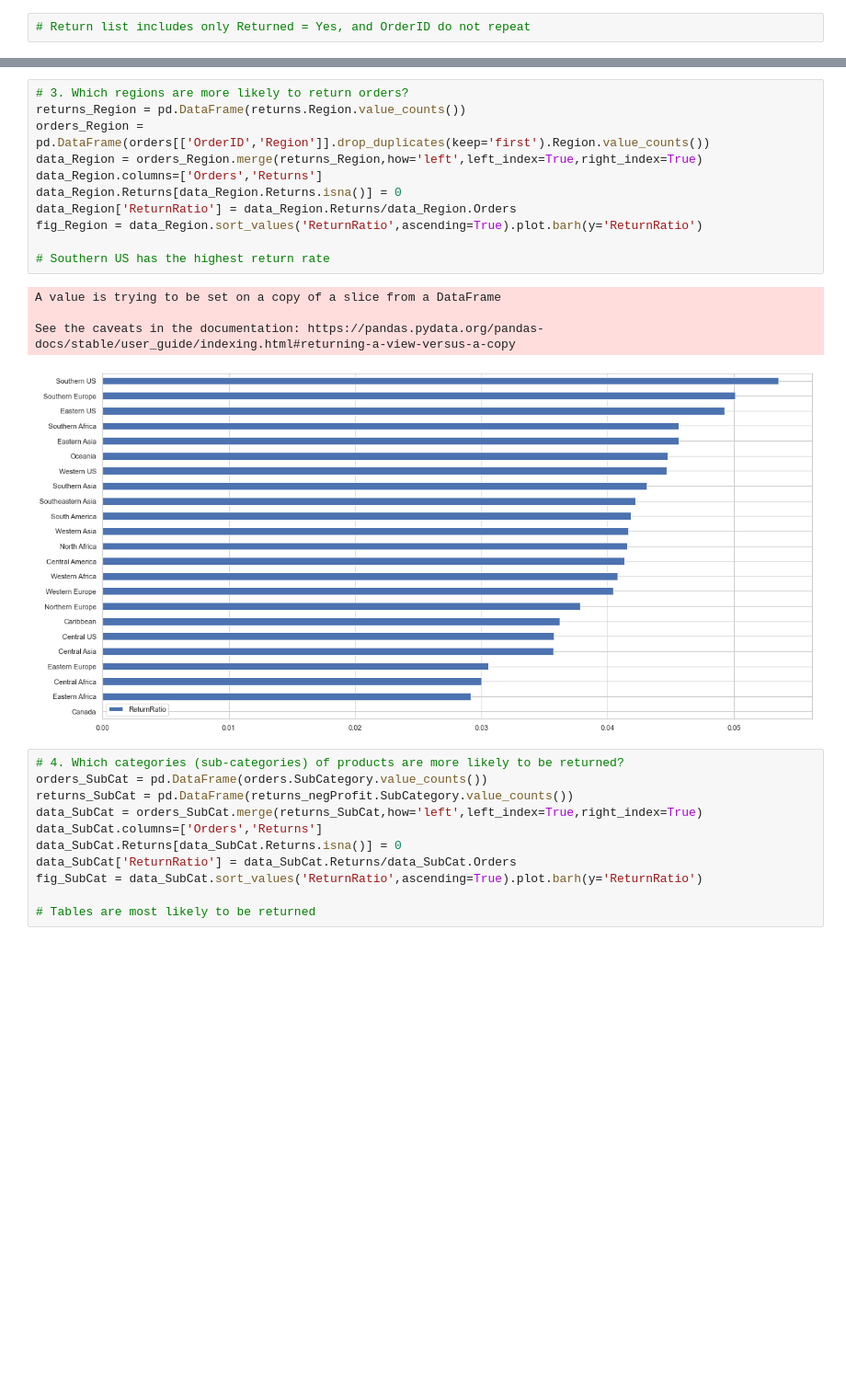
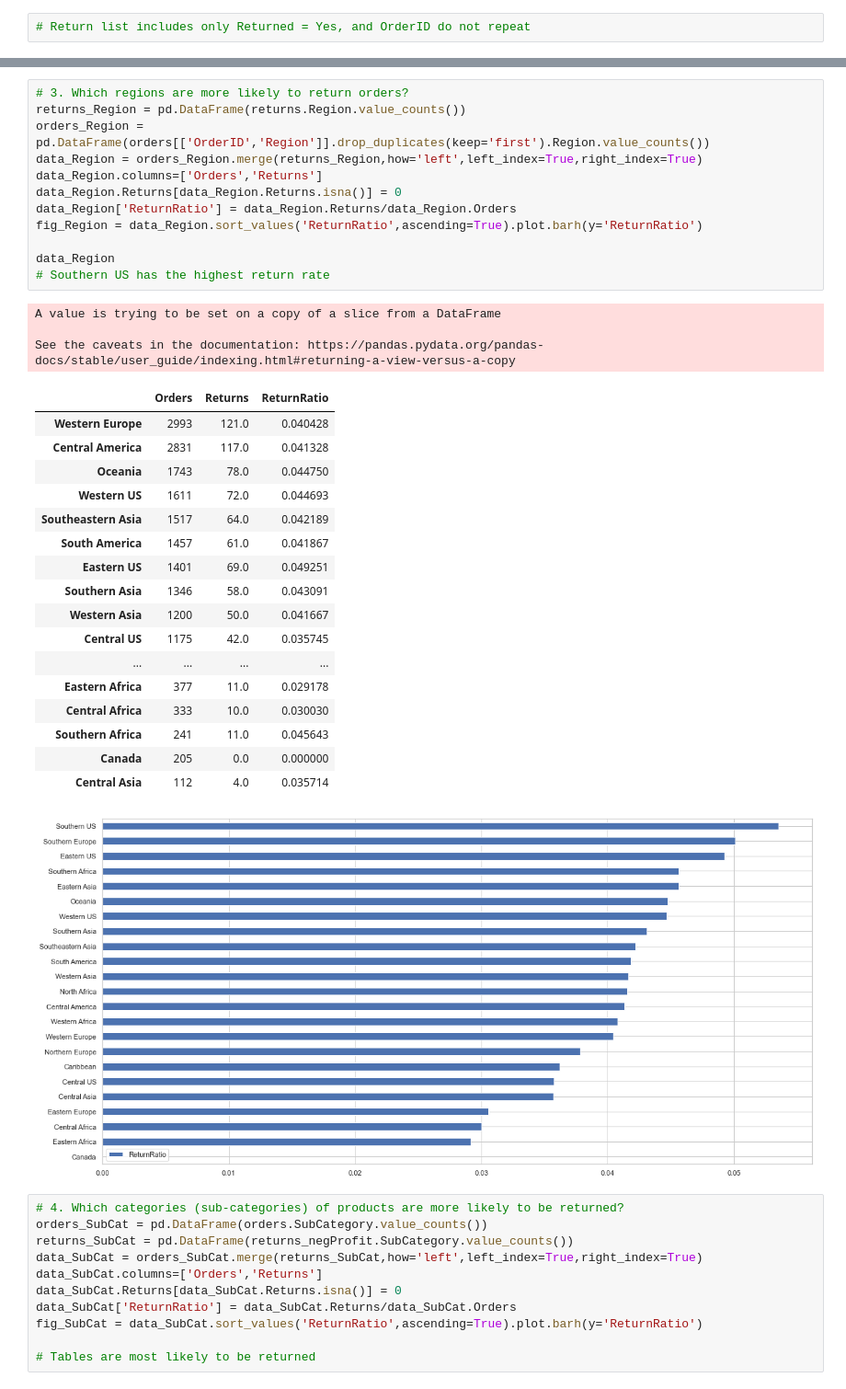
Before and after one commit to rkmad/Machine_Learning_Lab, a Jupyter notebook: KoeunL/ML_Lab.ipynb, the cells around one changed output, grey strips where cells are left out. Shown at 92% size. Drawn from its saved outputs; the diff is of its cells as text; blank space fills up the shorter version.

```diff
--- a/KoeunL/ML_Lab.ipynb
+++ b/KoeunL/ML_Lab.ipynb
@@ -471,18 +487,36 @@ Number of customers who returned more than 5 times: 7
 # %%
 # 3. Which regions are more likely to return orders?
 returns_Region = pd.DataFrame(returns.Region.value_counts())
 orders_Region = pd.DataFrame(orders[['OrderID','Region']].drop_duplicates(keep='first').Region.value_counts())
 data_Region = orders_Region.merge(returns_Region,how='left',left_index=True,right_index=True)
 data_Region.columns=['Orders','Returns']
 data_Region.Returns[data_Region.Returns.isna()] = 0
 data_Region['ReturnRatio'] = data_Region.Returns/data_Region.Orders
 fig_Region = data_Region.sort_values('ReturnRatio',ascending=True).plot.barh(y='ReturnRatio')
 
+data_Region
 # Southern US has the highest return rate
 # %% [output]
 A value is trying to be set on a copy of a slice from a DataFrame
 
 See the caveats in the documentation: https://pandas.pydata.org/pandas-docs/stable/user_guide/indexing.html#returning-a-view-versus-a-copy
+|  | Orders | Returns | ReturnRatio |
+| Western Europe | 2993 | 121.0 | 0.040428 |
+| Central America | 2831 | 117.0 | 0.041328 |
+| Oceania | 1743 | 78.0 | 0.044750 |
+| Western US | 1611 | 72.0 | 0.044693 |
+| Southeastern Asia | 1517 | 64.0 | 0.042189 |
+| South America | 1457 | 61.0 | 0.041867 |
+| Eastern US | 1401 | 69.0 | 0.049251 |
+| Southern Asia | 1346 | 58.0 | 0.043091 |
+| Western Asia | 1200 | 50.0 | 0.041667 |
+| Central US | 1175 | 42.0 | 0.035745 |
+| ... | ... | ... | ... |
+| Eastern Africa | 377 | 11.0 | 0.029178 |
+| Central Africa | 333 | 10.0 | 0.030030 |
+| Southern Africa | 241 | 11.0 | 0.045643 |
+| Canada | 205 | 0.0 | 0.000000 |
+| Central Asia | 112 | 4.0 | 0.035714 |
 [figure]
 # %%
 # 4. Which categories (sub-categories) of products are more likely to be returned?
```
Also changed, not shown: parts of 12 cells of this notebook.
